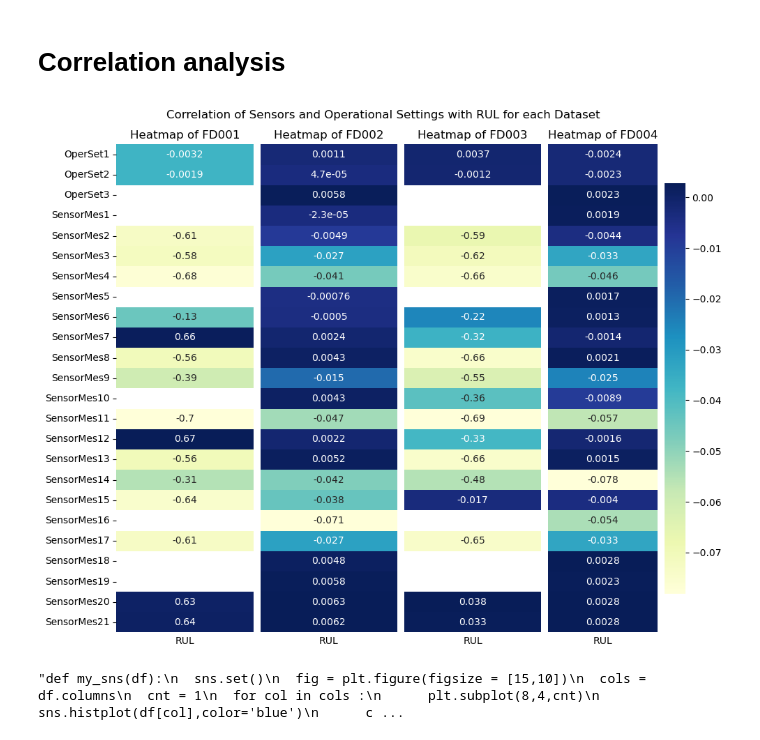
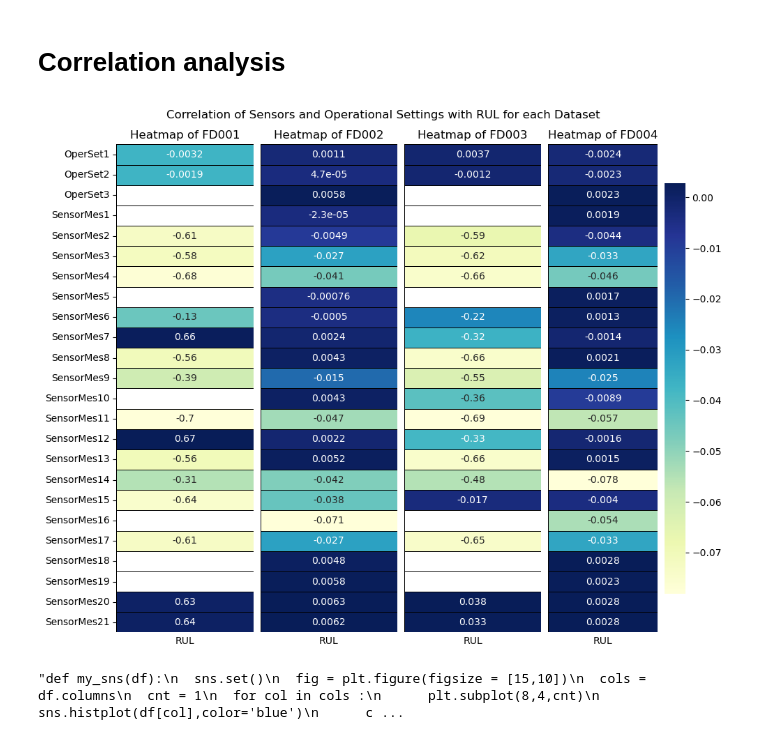
Before and after one commit to barryib1603/NASA-Turbofan-Jet-Engine-RUL-prediction-C-MAPSS, a Jupyter notebook: CMAPSS_Correlation_analysis.ipynb, the cells around one changed output. Saved outputs shown, nothing was run; the diff lists cells and outputs as text; code cells hidden in the pictures.

```diff
--- a/CMAPSS_Correlation_analysis.ipynb
+++ b/CMAPSS_Correlation_analysis.ipynb
@@ -159,48 +159,49 @@ def correl_analysis(df1, df2, df3, df4, columns_of_interest):
     corr_matrix3 = df3[columns_of_interest + ['RUL']].corr()['RUL'].drop('RUL')
     corr_matrix4 = df4[columns_of_interest + ['RUL']].corr()['RUL'].drop('RUL')
 
-    # Créer des sous-graphiques pour afficher les heatmaps côte à côte
-    fig, axes = plt.subplots(1, 4, figsize=(10, 8))  # Ajustez la largeur ici à 16 pour 80% de 20
+    # Créer des sous-graphiques pour afficher les heatmaps côte à côte avec des ratios de largeur personnalisés
+    fig, axes = plt.subplots(1, 4, figsize=(10, 8), gridspec_kw={'width_ratios': [0.8, 0.8, 0.8, 0.8]})
 
     # Heatmap pour FD001
     sns.heatmap(corr_matrix1.values.reshape(-1, 1), annot=True, cmap='YlGnBu', cbar=False,
-                ax=axes[0], yticklabels=columns_of_interest)
+                ax=axes[0], yticklabels=columns_of_interest, linewidths=0.5, linecolor='black')
     axes[0].set_title('Heatmap of FD001')
     axes[0].set_xticks([])  # Enlever les ticks de l'axe x
     axes[0].set_xlabel('RUL')  # Ajouter "RUL" comme label de l'axe x
 
     # Heatmap pour FD002 (sans yticklabels)
     sns.heatmap(corr_matrix2.values.reshape(-1, 1), annot=True, cmap='YlGnBu', cbar=False,
-                ax=axes[1], yticklabels=False)
+                ax=axes[1], yticklabels=False, linewidths=0.5, linecolor='black')
     axes[1].set_title('Heatmap of FD002')
     axes[1].set_xticks([])  # Enlever les ticks de l'axe x
     axes[1].set_xlabel('RUL')  # Ajouter "RUL" comme label de l'axe x
 
     # Heatmap pour FD003 (sans yticklabels)
     sns.heatmap(corr_matrix3.values.reshape(-1, 1), annot=True, cmap='YlGnBu', cbar=False,
-                ax=axes[2], yticklabels=False)
+                ax=axes[2], yticklabels=False, linewidths=0.5, linecolor='black')
     axes[2].set_title('Heatmap of FD003')
     axes[2].set_xticks([])  # Enlever les ticks de l'axe x
     axes[2].set_xlabel('RUL')  # Ajouter "RUL" comme label de l'axe x
 
     # Heatmap pour FD004 (sans yticklabels)
     sns.heatmap(corr_matrix4.values.reshape(-1, 1), annot=True, cmap='YlGnBu', ax=axes[3],
-                yticklabels=False)
+                yticklabels=False, linewidths=0.5, linecolor='black')
     axes[3].set_title('Heatmap of FD004')
     axes[3].set_xticks([])  # Enlever les ticks de l'axe x
     axes[3].set_xlabel('RUL')  # Ajouter "RUL" comme label de l'axe x
 
     # Ajouter un titre global
     fig.suptitle('Correlation of Sensors and Operational Settings with RUL for each Dataset')
 
     plt.tight_layout()
-    plt.subplots_adjust(wspace=0.05)  # Réduire l'espace entre les sous-graphiques à 0.1 ou moins si besoin
+    plt.subplots_adjust(wspace=0.05)  # Réduire l'espace entre les sous-graphiques
+    plt.savefig('heatmap', dpi=300, bbox_inches='tight')  # Enregistre le graphique avec une résolution de 300 dpi
     plt.show()
 
 # Appel de la fonction
 correl_analysis(train_fd001, train_fd002, train_fd003, train_fd004, columnsNames)
 # %% [output]
-[figure, old version]
+[figure, new version]
 # %%
 '''def my_sns(df):
   sns.set()
```
